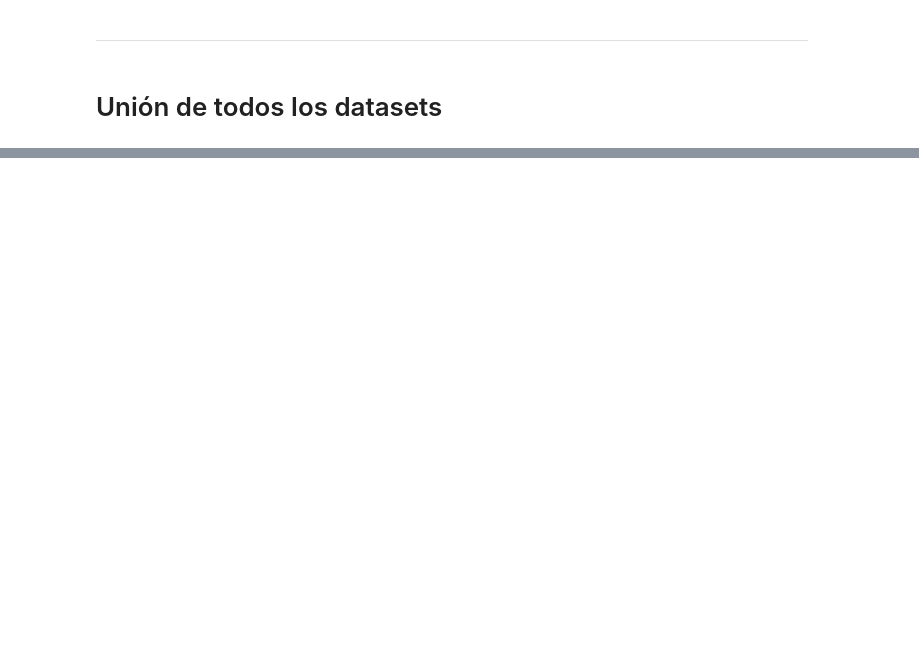
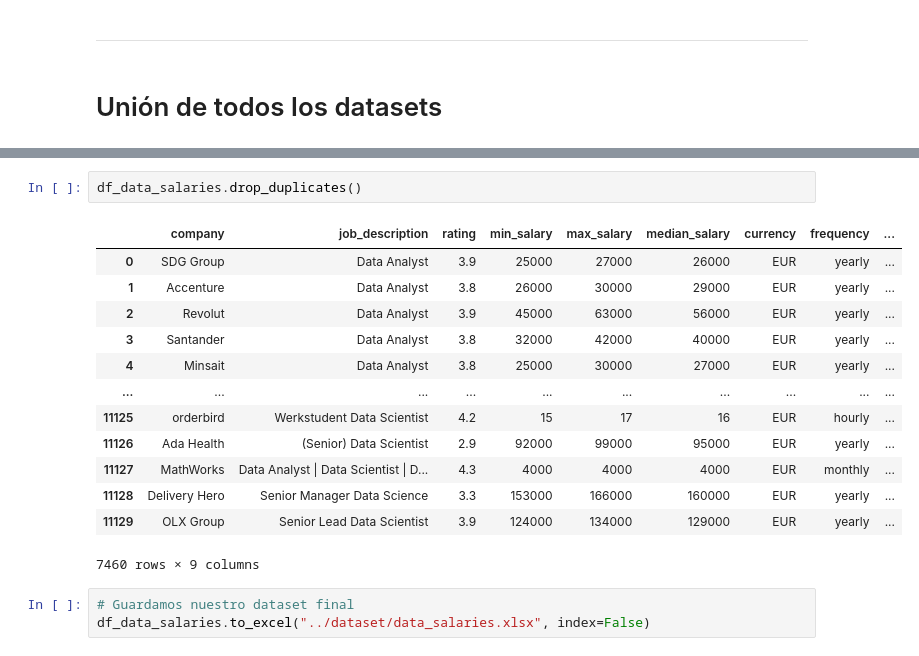
Before and after one commit to pabloperezv/glassdoor-scraper, a Jupyter notebook: source/main.ipynb, the cells around one changed output, grey strips where cells are left out. Cells and saved outputs as stored; diff of their text form; blank space fills up the shorter version.

```diff
--- a/source/main.ipynb
+++ b/source/main.ipynb
@@ -296,0 +382,19 @@ df_data_salaries_mad_bcn.to_csv("../dataset/data_salaries_spain.csv", index=Fals
+# %%
+df_data_salaries.drop_duplicates()
+# %% [output]
+|  | company | job_description | rating | min_salary | max_salary | median_salary | currency | frequency | ... |
+| 0 | SDG Group | Data Analyst | 3.9 | 25000 | 27000 | 26000 | EUR | yearly | ... |
+| 1 | Accenture | Data Analyst | 3.8 | 26000 | 30000 | 29000 | EUR | yearly | ... |
+| 2 | Revolut | Data Analyst | 3.9 | 45000 | 63000 | 56000 | EUR | yearly | ... |
+| 3 | Santander | Data Analyst | 3.8 | 32000 | 42000 | 40000 | EUR | yearly | ... |
+| 4 | Minsait | Data Analyst | 3.8 | 25000 | 30000 | 27000 | EUR | yearly | ... |
+| ... | ... | ... | ... | ... | ... | ... | ... | ... | ... |
+| 11125 | orderbird | Werkstudent Data Scientist | 4.2 | 15 | 17 | 16 | EUR | hourly | ... |
+| 11126 | Ada Health | (Senior) Data Scientist | 2.9 | 92000 | 99000 | 95000 | EUR | yearly | ... |
+| 11127 | MathWorks | Data Analyst | Data Scientist | D... | 4.3 | 4000 | 4000 | 4000 | EUR | monthly | ... |
+| 11128 | Delivery Hero | Senior Manager Data Science | 3.3 | 153000 | 166000 | 160000 | EUR | yearly | ... |
+| 11129 | OLX Group | Senior Lead Data Scientist | 3.9 | 124000 | 134000 | 129000 | EUR | yearly | ... |
+7460 rows × 9 columns
+# %%
+# Guardamos nuestro dataset final
+df_data_salaries.to_excel("../dataset/data_salaries.xlsx", index=False)
```
Also changed, not shown: parts of 18 cells of this notebook, 12 other files.
